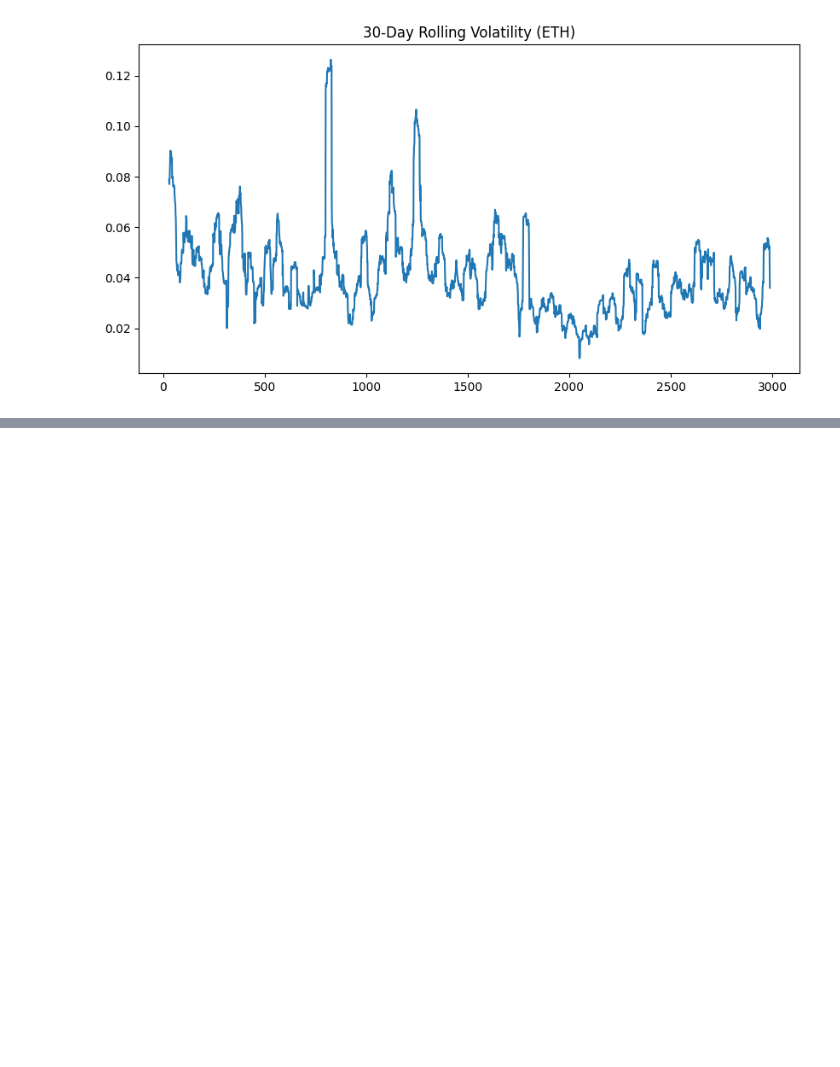
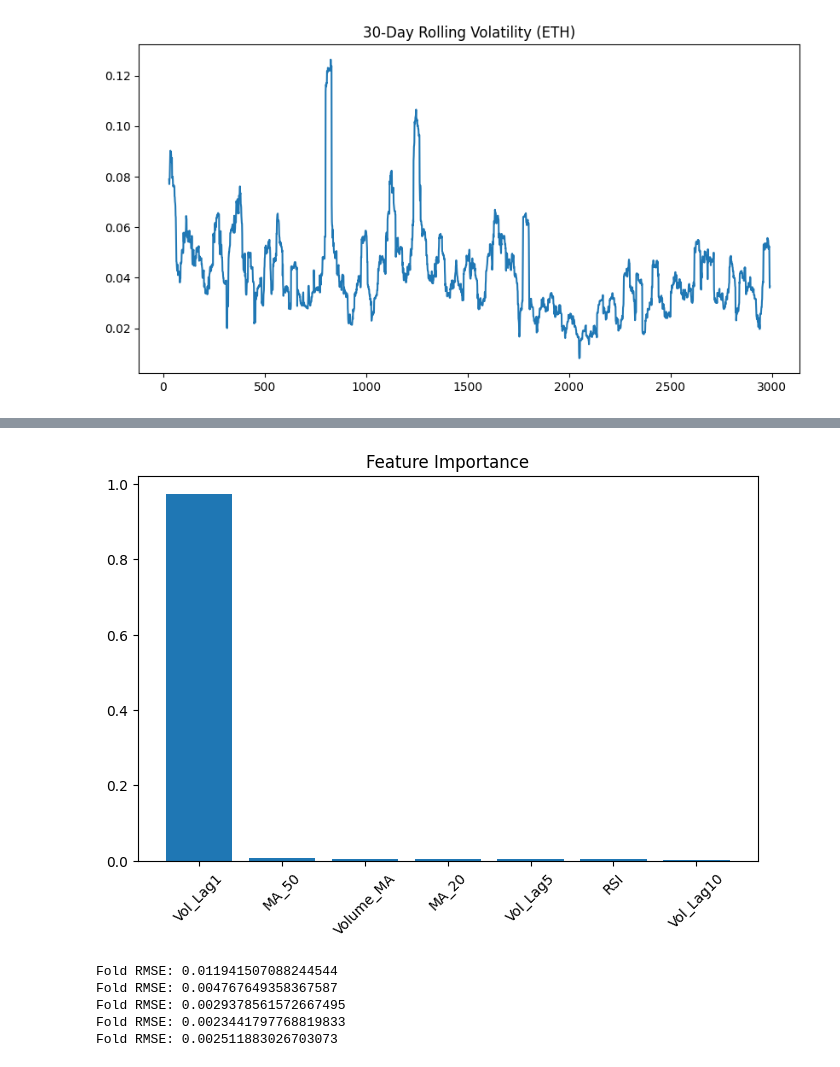
Before and after one commit to AnkitaJaiswal375/eth-volatility-prediction, a Jupyter notebook: test.ipynb, the cells around one changed output, grey strips where cells are left out. Drawn from its saved outputs; the diff is of its cells as text; code cells hidden in the pictures; blank space fills up the shorter version.

```diff
--- a/test.ipynb
+++ b/test.ipynb
@@ -140,0 +141,11 @@ plt.show()
+# %%
+import pandas as pd
+
+importance = rf.feature_importances_
+
+feature_importance = pd.DataFrame({
+    "Feature": X.columns,
+    "Importance": importance
+}).sort_values(by="Importance", ascending=False)
+
+print(feature_importance)
@@ -140,0 +161,30 @@ plt.show()
+# %%
+import matplotlib.pyplot as plt
+
+plt.figure(figsize=(8,5))
+plt.bar(feature_importance["Feature"], feature_importance["Importance"])
+plt.title("Feature Importance")
+plt.xticks(rotation=45)
+plt.show()
+# %% [output]
+[figure, added]
+# %%
+from sklearn.model_selection import TimeSeriesSplit
+
+tscv = TimeSeriesSplit(n_splits=5)
+
+for train_index, test_index in tscv.split(X):
+    X_train, X_test = X.iloc[train_index], X.iloc[test_index]
+    y_train, y_test = y.iloc[train_index], y.iloc[test_index]
+
+    rf.fit(X_train, y_train)
+    preds = rf.predict(X_test)
+
+    rmse = np.sqrt(mean_squared_error(y_test, preds))
+    print("Fold RMSE:", rmse)
+# %% [output]
+Fold RMSE: 0.011941507088244544
+Fold RMSE: 0.004767649358367587
+Fold RMSE: 0.0029378561572667495
+Fold RMSE: 0.0023441797768819833
+Fold RMSE: 0.002511883026703073
```
Also changed, not shown: parts of 5 cells of this notebook, 1 other file.
